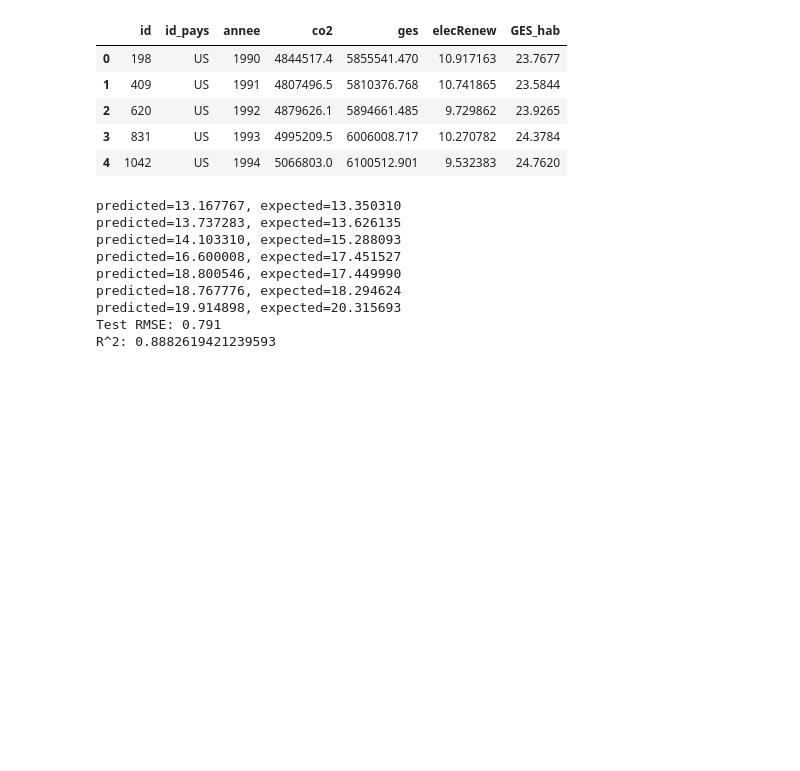
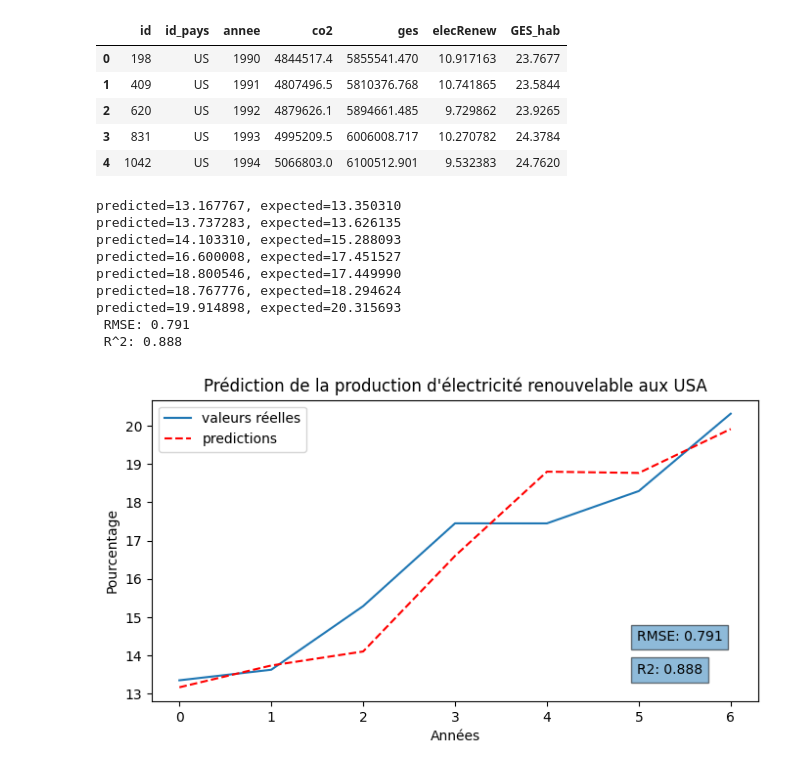
Before and after one commit to TourismEco/TourismEco, a Jupyter notebook: data-science/ARIMA.ipynb, the cells around one changed output. Saved outputs shown, nothing was run; the diff lists cells and outputs as text; code cells hidden in the pictures; blank space fills up the shorter version.

```diff
--- a/data-science/ARIMA.ipynb
+++ b/data-science/ARIMA.ipynb
@@ -51,18 +50,23 @@ data.head()
 data = data.set_index('annee')
 data = data[['elecRenew']]
 # %%
-from sklearn.metrics import r2_score, mean_squared_error
+warnings.filterwarnings('ignore')
 
 series = data
 
+# convertir la série en un tableau numpy
 X = series.values
 size = int(len(X) * 0.8)
 
+# diviser les données en un ensemble d'entrainement (train) et de test
 train, test = X[0:size], X[size:len(X)]
 history = [x for x in train]
 predictions = list()
 
-# walk-forward validation
+# Dans la boucle for, pour chaque point dans l'ensemble de test,
+# nous ajustons le modèle ARIMA sur l'historique, faisons une prévision,
+# l'ajoutons à la liste des prédictions, puis ajoutons la vraie valeur observée à l'historique.
+
 for t in range(len(test)):
  model = ARIMA(history, order=(10,2,1))
  model_fit = model.fit()
@@ -73,12 +77,12 @@ for t in range(len(test)):
  print('predicted=%f, expected=%f' % (prevision, obs))
 
 
-
+# évaluer les prévisions avec la métrique RMSE et R^2
 rmse = sqrt(mean_squared_error(test, predictions))
 r2 = r2_score(test, predictions)
 
-print('Test RMSE: %.3f' % rmse)
-print(f'R^2: {r2}')
+print(' RMSE: %.3f' % rmse)
+print(' R^2: %.3f' % r2)
 # %% [output]
 predicted=13.167767, expected=13.350310
 predicted=13.737283, expected=13.626135
@@ -87,6 +91,26 @@ predicted=16.600008, expected=17.451527
 predicted=18.800546, expected=17.449990
 predicted=18.767776, expected=18.294624
 predicted=19.914898, expected=20.315693
-Test RMSE: 0.791
-R^2: 0.8882619421239593
+ RMSE: 0.791
+ R^2: 0.888
+# %%
+# tracer les prévisions par rapport aux valeurs réelles
+pyplot.figure(figsize=(8, 4))
+
+pyplot.plot(test)
+pyplot.plot(predictions, color='red', linestyle='dashed')
+# rajouter les valurs de r^2 et rmse sur le graphique
+pyplot.text(0.8, 0.09, 'R2: %.3f' % r2, bbox=dict( alpha=0.5), transform=pyplot.gca().transAxes)
+pyplot.text(0.8, 0.20, 'RMSE: %.3f' % rmse, bbox=dict( alpha=0.5), transform=pyplot.gca().transAxes)
+
+# titre du graphique
+pyplot.title('Prédiction de la production d\'électricité renouvelable aux USA')
+
+# titre axe
+pyplot.xlabel('Années')
+pyplot.ylabel('Pourcentage')
+pyplot.legend(['valeurs réelles', 'predictions'])
+pyplot.show()
+# %% [output]
+[figure, added]
 # %%
```
Also changed, not shown: parts of 4 cells of this notebook, 3 other files.
